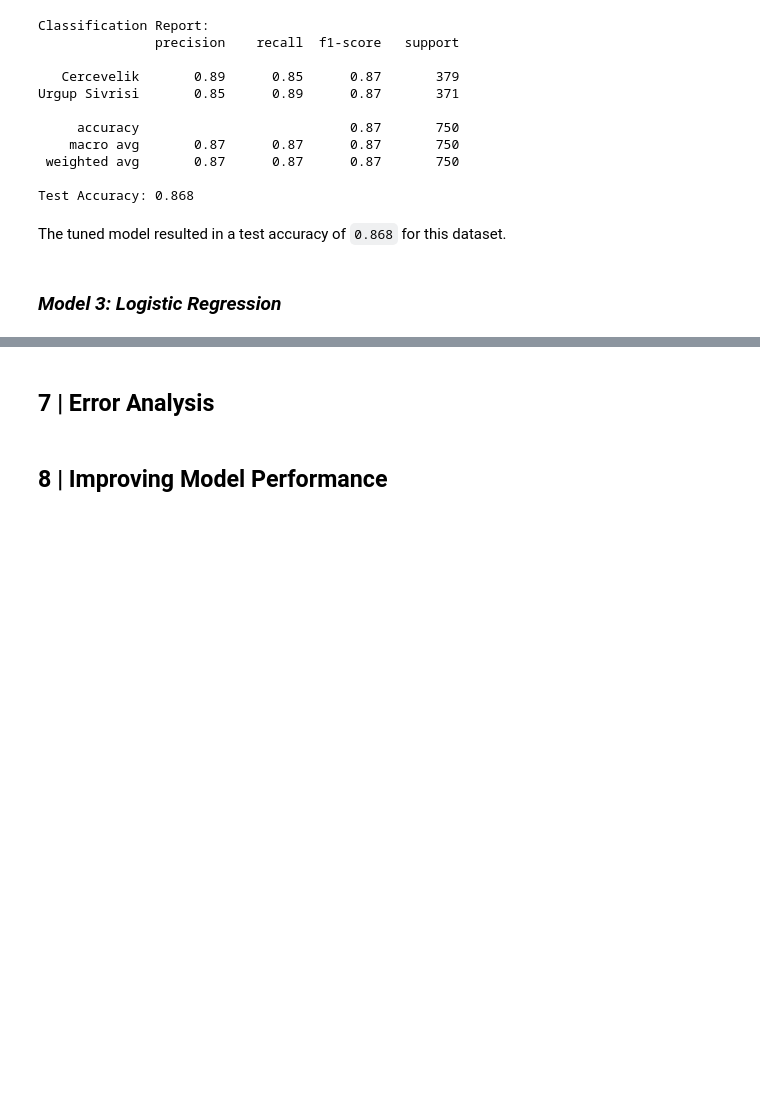
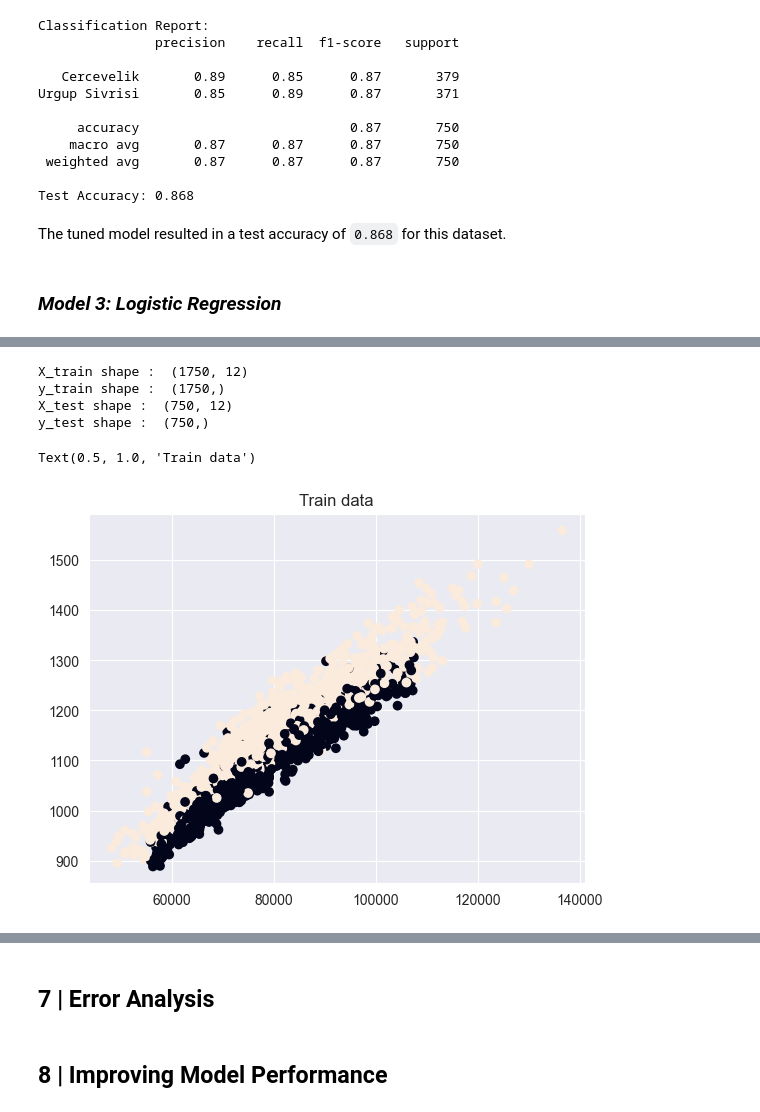
Before and after one commit to stinson122/stintsy_pumpkin, a Jupyter notebook: STINTSY_MLProject_PumpkinSeeds.ipynb, the cells around one changed output, grey strips where cells are left out. Saved outputs shown, nothing was run; the diff lists cells and outputs as text; code cells hidden in the pictures; blank space fills up the shorter version.

```diff
--- a/STINTSY_MLProject_PumpkinSeeds.ipynb
+++ b/STINTSY_MLProject_PumpkinSeeds.ipynb
@@ -799,0 +804,6 @@ The tuned model resulted in a test accuracy of `0.868` for this dataset.
+# %%
+X_train, X_test, y_train, y_test = train_test_split(X, y, test_size=0.3, random_state=1)
+print("X train: \n" + str(X_train))
+print("y train: \n" + str(y_train))
+print("X test: \n" + str(X_test))
+print("y test: \n" + str(y_test))
@@ -799,0 +828,16 @@ The tuned model resulted in a test accuracy of `0.868` for this dataset.
+# %%
+print("X_train shape : ", X_train.shape)
+print("y_train shape : ", y_train.shape)
+print("X_test shape : ", X_test.shape)
+print("y_test shape : ", y_test.shape)
+# %% [output]
+X_train shape :  (1750, 12)
+y_train shape :  (1750,)
+X_test shape :  (750, 12)
+y_test shape :  (750,)
+# %%
+plt.scatter(X_train[:, 0], X_train[:, 1], c=y_train)
+plt.title('Train data')
+# %% [output]
+Text(0.5, 1.0, 'Train data')
+[figure, added]
```
Also changed, not shown: parts of 24 cells of this notebook.
